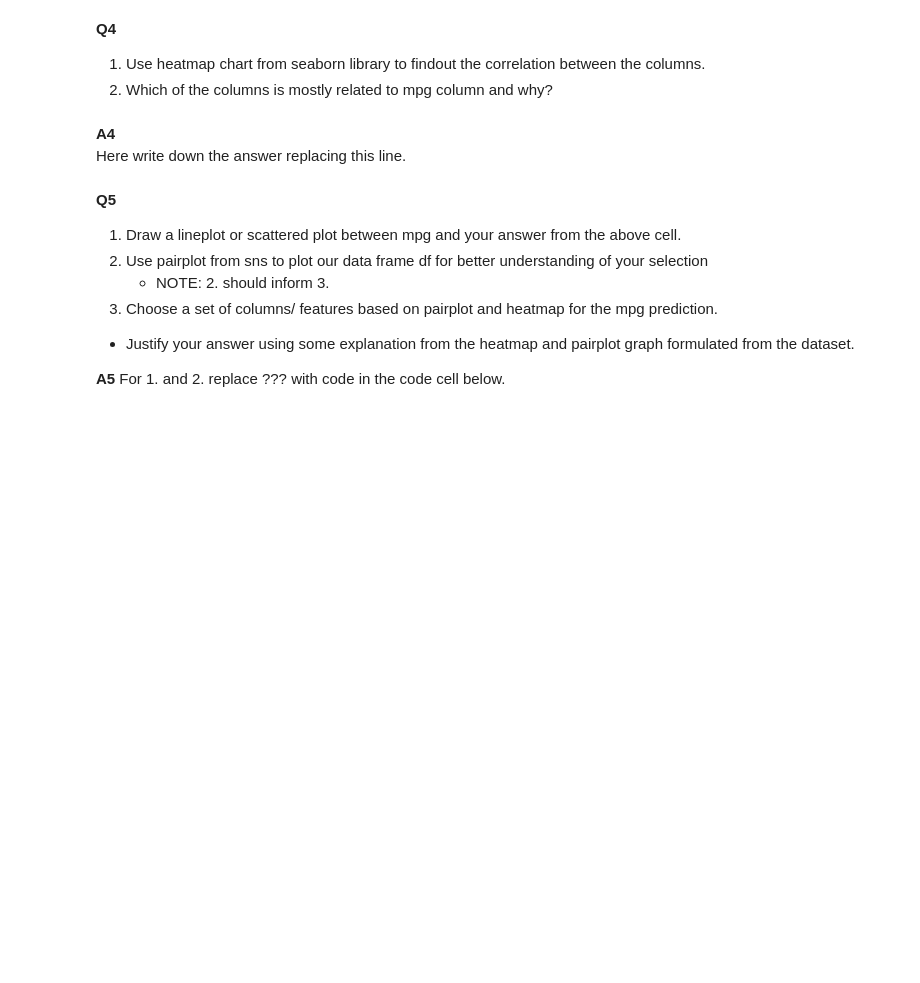
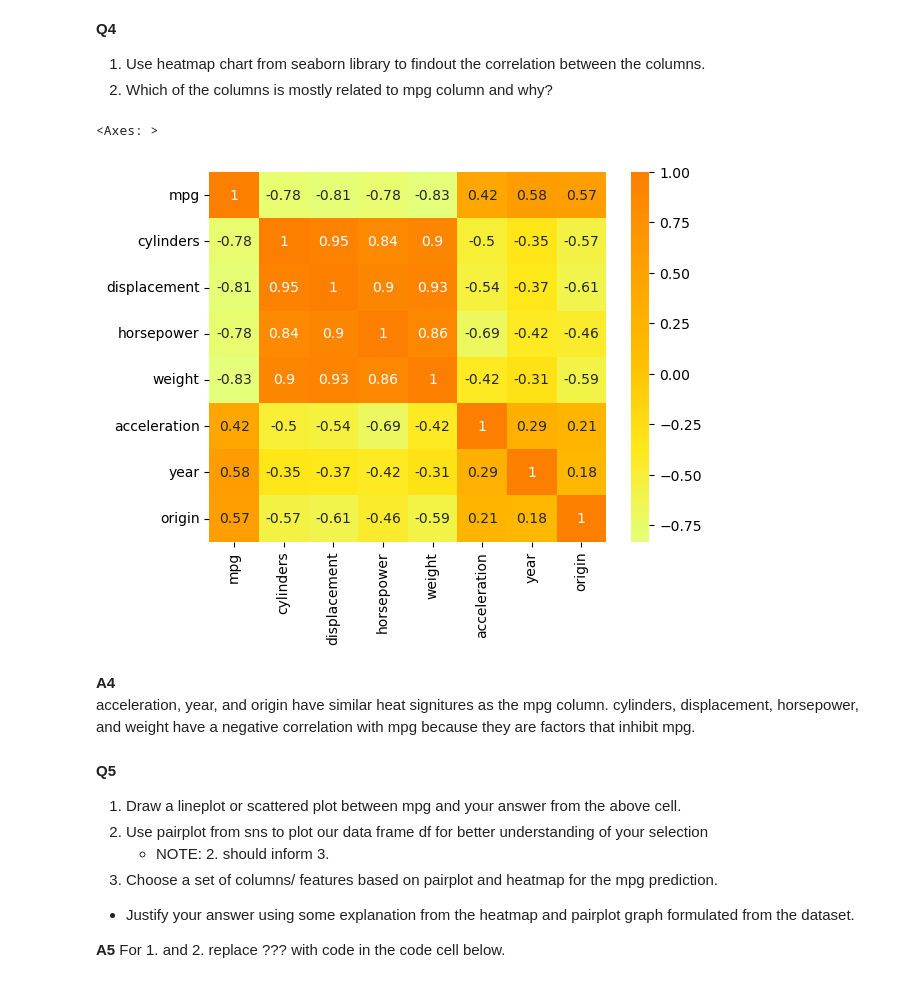
Before and after one commit to P-wig/ML-HW, a Jupyter notebook: HW2/HW2.ipynb, the cells around one changed output. Saved outputs shown, nothing was run; the diff lists cells and outputs as text; code cells hidden in the pictures; blank space fills up the shorter version.

Commit message:
worked to Q7 because it was simple

````diff
--- a/HW2/HW2.ipynb
+++ b/HW2/HW2.ipynb
@@ -53,8 +54,8 @@ https://archive.ics.uci.edu/ml/machine-learning-databases/auto-mpg/auto-mpg.name
 **A1**
 # %%
 # Replace ??? with code in the code cell below
-column_names = [?]
-df = pd.read_csv('?.data', names=?, na_values = "?", comment='\t',sep=" ", skipinitialspace=True)
+column_names = [ 'mpg', 'cylinders', 'displacement', 'horsepower', 'weight', 'acceleration', 'year', 'origin', 'car name' ]
+df = pd.read_csv( '../data/auto-mpg.data', names=column_names, na_values = "?", comment='\t',sep=" ", skipinitialspace=True )
 # %%
 # View head of the data to confirm the correctness of your answer
 df.head()
@@ -71,14 +79,14 @@ Use
 **A2** Replace ??? with code in the code cell below
 # %%
 #1. use pandas.info() method to find columns with large number of NaN values
-???
+df.info()
 
 #2. remove the column with NaN values - replace ??? with code
-df.drop(???)
+df.drop( columns=['car name'], inplace=True )
 # Print head
-df.?
+df.head()
 
 #3. Check if there are still NaN values in the dataframe using ```isna()``` method - replace ??? with code
-df.???
+df.isna()
 # drop if any left or replace Nan values
-???
+df.dropna( axis=0, inplace=True )
@@ -94,19 +126,19 @@ df.?
 **A3** Replace ??? with code in the code cell below
 # %%
 # 1. Convert following columns 'cylinders', 'year', 'origin'  to dummy variable using pandas get_dummies() function
-cols = ???
-df_dummies = pd.???
+cols = [ 'cylinders', 'year', 'origin' ]
+df_dummies = pd.get_dummies( data=df, columns=cols )
 
 #show the head
-df_dummies.???
+df_dummies.head()
 
 # 2. Do data normalization on real value/continous columns
-realcols = ???
+realcols = [ 'mpg', 'displacement', 'horsepower', 'weight', 'acceleration' ]
 
 for col in realcols:
-  mean = ??
-  std = ??
-  df[col] = ???
+  mean = df[col].mean()
+  std = df[col].std()
+  df[col] = ( df[col] - mean ) / std
 # %% [markdown]
 ## Regression Task
 # %% [markdown]
@@ -117,10 +149,13 @@ Given all the information we will try to predict mpg - miles per gallon. The Fir
 2. Which of the columns is mostly related to mpg column and why?
 # %%
 # A4 code goes below
-sns.heatmap(???, ???, ???,)
+sns.heatmap( data=df.corr(), cmap='Wistia', annot=True )
+# %% [output]
+<Axes: >
+[figure, added]
-# %% [markdown]
-**A4**
-Here write down the answer replacing this line.
+# %% [markdown]
+**A4**
+acceleration, year, and origin have similar heat signitures as the mpg column. cylinders, displacement, horsepower, and weight have a negative correlation with mpg because they are factors that inhibit mpg.
 # %% [markdown]
 **Q5**
 1. Draw a lineplot or scattered plot between mpg and your answer from the above cell.
````
Also changed, not shown: parts of 10 cells of this notebook.
